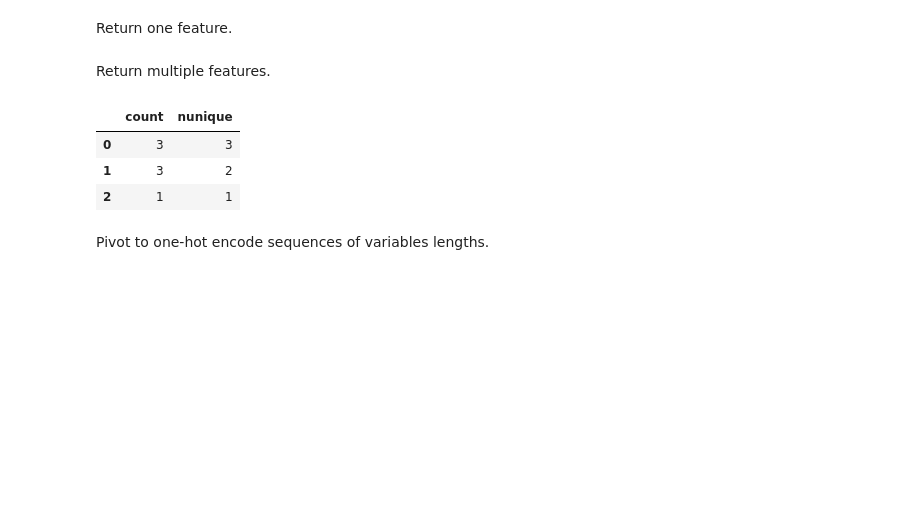
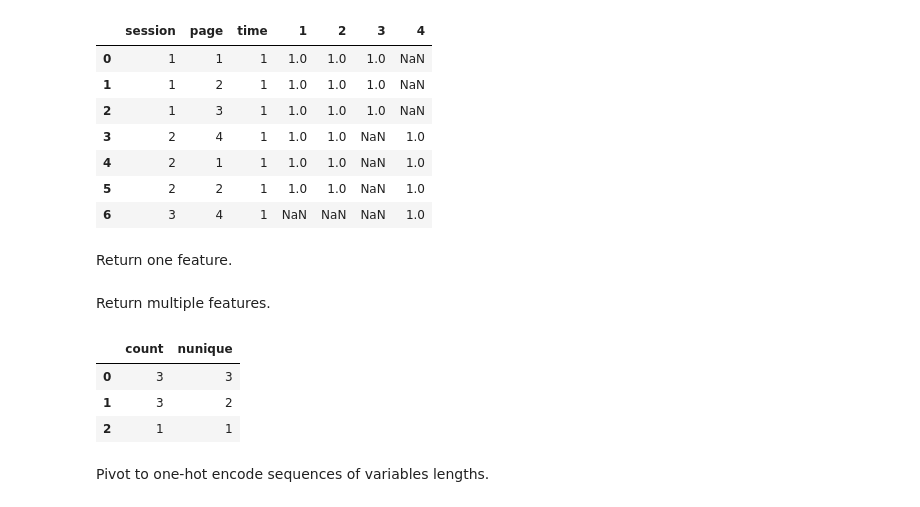
Before and after one commit to MaxHalford/DSG18-final, a Jupyter notebook: Solution.ipynb, the cells around one changed output. Saved outputs shown, nothing was run; the diff lists cells and outputs as text; code cells hidden in the pictures; blank space fills up the shorter version.

```diff
--- a/Solution.ipynb
+++ b/Solution.ipynb
@@ -44,3 +77,14 @@ df
+# %%
+df.join(df.pivot('session', 'page')['time'], on='session')
+# %% [output]
+|  | session | page | time | 1 | 2 | 3 | 4 |
+| 0 | 1 | 1 | 1 | 1.0 | 1.0 | 1.0 | NaN |
+| 1 | 1 | 2 | 1 | 1.0 | 1.0 | 1.0 | NaN |
+| 2 | 1 | 3 | 1 | 1.0 | 1.0 | 1.0 | NaN |
+| 3 | 2 | 4 | 1 | 1.0 | 1.0 | NaN | 1.0 |
+| 4 | 2 | 1 | 1 | 1.0 | 1.0 | NaN | 1.0 |
+| 5 | 2 | 2 | 1 | 1.0 | 1.0 | NaN | 1.0 |
+| 6 | 3 | 4 | 1 | NaN | NaN | NaN | 1.0 |
 # %% [markdown]
 Return one feature.
 # %%
```
Also changed, not shown: parts of 31 cells of this notebook, 2 other files.
